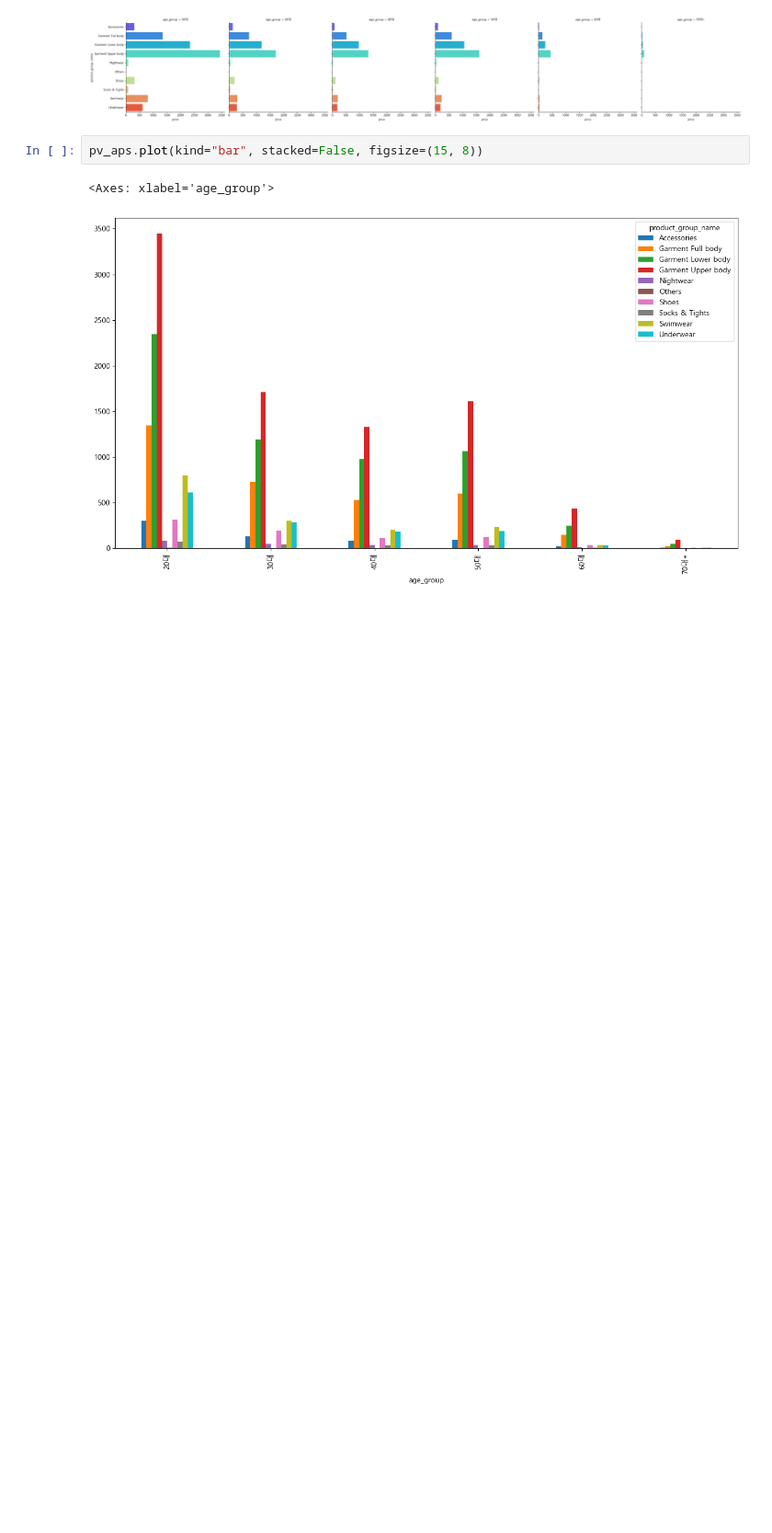
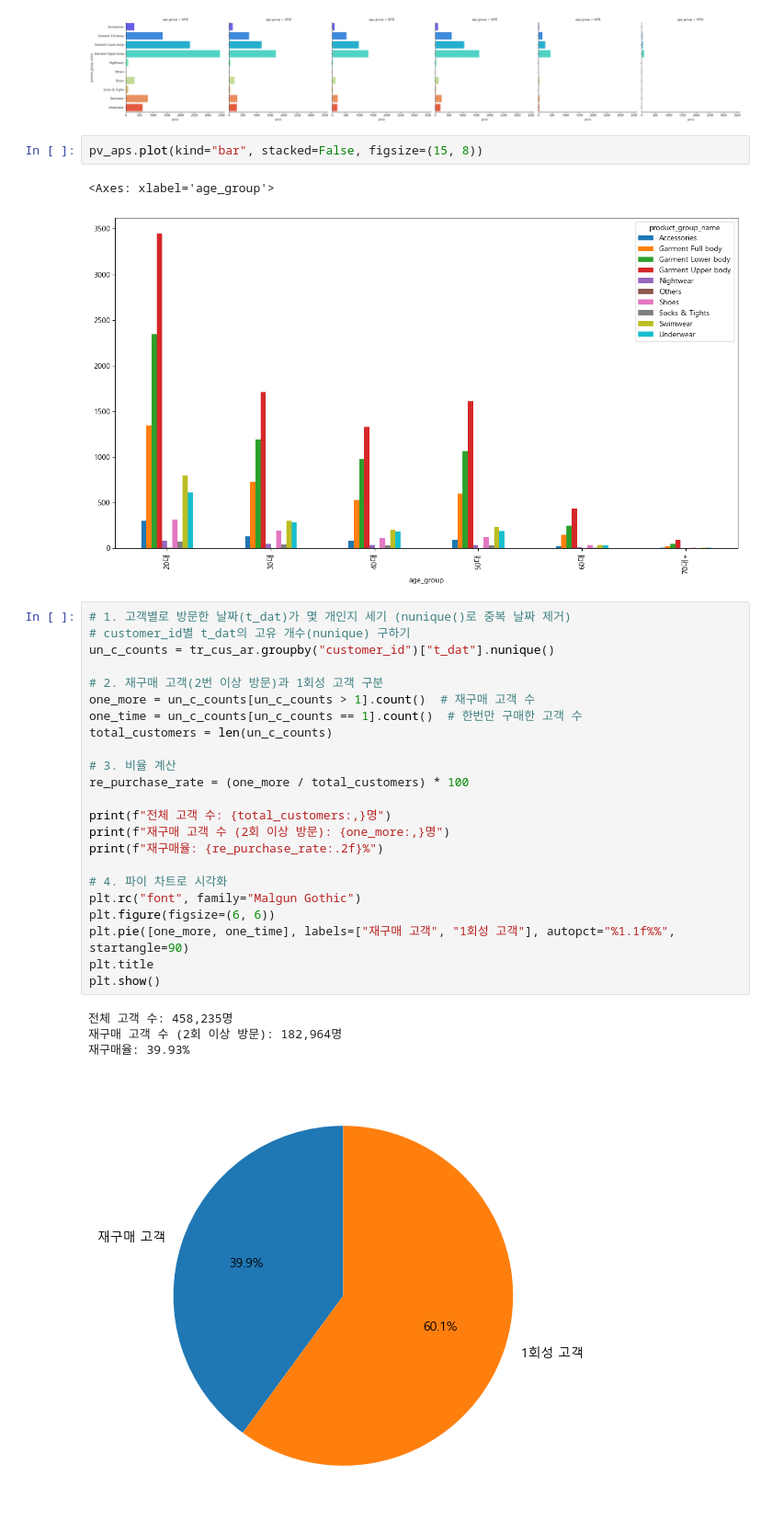
Before and after one commit to KyungminChang/4team-commerce-first-project, a Jupyter notebook: test_jh.ipynb, the cells around one changed output. Shown at 92% size. Cells and saved outputs as stored; diff of their text form; blank space fills up the shorter version.

```diff
--- a/test_jh.ipynb
+++ b/test_jh.ipynb
@@ -473,3 +473,31 @@ pv_aps.plot(kind="bar", stacked=False, figsize=(15, 8))
 # %% [output]
 <Axes: xlabel='age_group'>
 [figure]
+# %%
+# 1. 고객별로 방문한 날짜(t_dat)가 몇 개인지 세기 (nunique()로 중복 날짜 제거)
+# customer_id별 t_dat의 고유 개수(nunique) 구하기
+un_c_counts = tr_cus_ar.groupby("customer_id")["t_dat"].nunique()
+
+# 2. 재구매 고객(2번 이상 방문)과 1회성 고객 구분
+one_more = un_c_counts[un_c_counts > 1].count()  # 재구매 고객 수
+one_time = un_c_counts[un_c_counts == 1].count()  # 한번만 구매한 고객 수
+total_customers = len(un_c_counts)
+
+# 3. 비율 계산
+re_purchase_rate = (one_more / total_customers) * 100
+
+print(f"전체 고객 수: {total_customers:,}명")
+print(f"재구매 고객 수 (2회 이상 방문): {one_more:,}명")
+print(f"재구매율: {re_purchase_rate:.2f}%")
+
+# 4. 파이 차트로 시각화
+plt.rc("font", family="Malgun Gothic")
+plt.figure(figsize=(6, 6))
+plt.pie([one_more, one_time], labels=["재구매 고객", "1회성 고객"], autopct="%1.1f%%", startangle=90)
+plt.title
+plt.show()
+# %% [output]
+전체 고객 수: 458,235명
+재구매 고객 수 (2회 이상 방문): 182,964명
+재구매율: 39.93%
+[figure, added]
```
Also changed, not shown: parts of 8 cells of this notebook.
